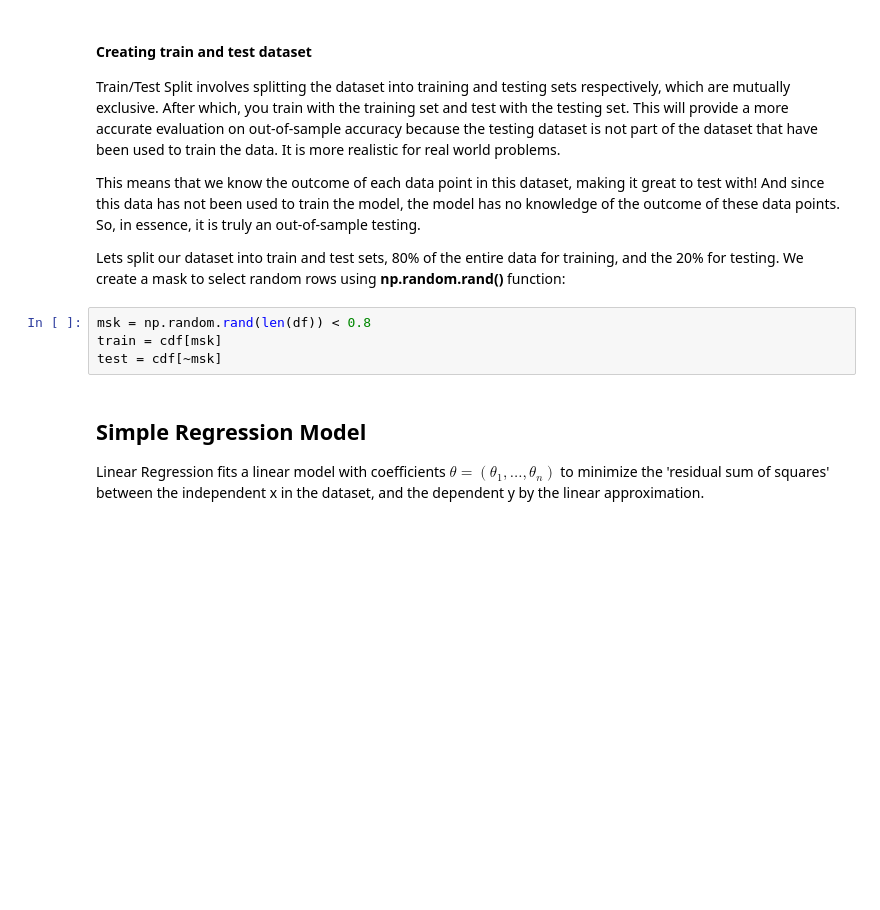
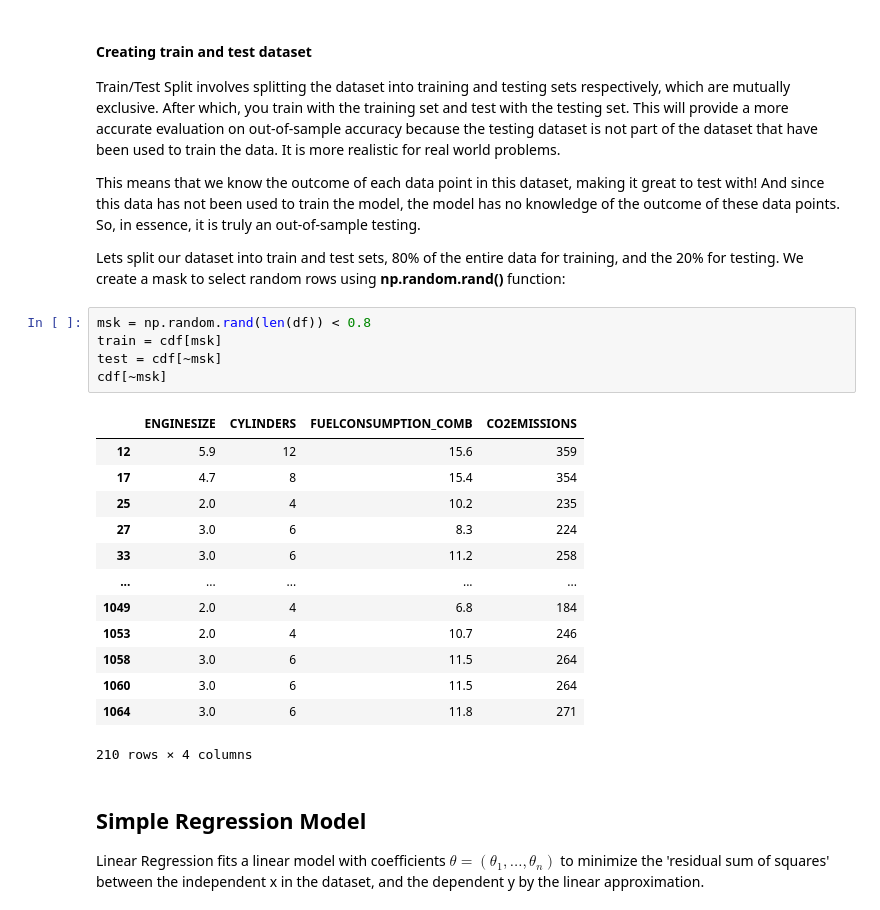
Before and after one commit to datascientist-saad/Machine-Learning, a Jupyter notebook: ML Regression Lec/Simple-Linear-Regression.ipynb, the cells around one changed output. Drawn from its saved outputs; the diff is of its cells as text; blank space fills up the shorter version.

```diff
--- a/ML Regression Lec/Simple-Linear-Regression.ipynb
+++ b/ML Regression Lec/Simple-Linear-Regression.ipynb
@@ -160,7 +160,22 @@ Lets split our dataset into train and test sets, 80% of the entire data for trai
 # %%
 msk = np.random.rand(len(df)) < 0.8
 train = cdf[msk]
 test = cdf[~msk]
+cdf[~msk]
+# %% [output]
+|  | ENGINESIZE | CYLINDERS | FUELCONSUMPTION_COMB | CO2EMISSIONS |
+| 12 | 5.9 | 12 | 15.6 | 359 |
+| 17 | 4.7 | 8 | 15.4 | 354 |
+| 25 | 2.0 | 4 | 10.2 | 235 |
+| 27 | 3.0 | 6 | 8.3 | 224 |
+| 33 | 3.0 | 6 | 11.2 | 258 |
+| ... | ... | ... | ... | ... |
+| 1049 | 2.0 | 4 | 6.8 | 184 |
+| 1053 | 2.0 | 4 | 10.7 | 246 |
+| 1058 | 3.0 | 6 | 11.5 | 264 |
+| 1060 | 3.0 | 6 | 11.5 | 264 |
+| 1064 | 3.0 | 6 | 11.8 | 271 |
+210 rows × 4 columns
 # %% [markdown]
 <h2 id="simple_regression">Simple Regression Model</h2>
 Linear Regression fits a linear model with coefficients $\theta = (\theta_1, ..., \theta_n)$ to minimize the 'residual sum of squares' between the independent x in the dataset, and the dependent y by the linear approximation.
```
Also changed, not shown: parts of 1 cell of this notebook, 2 other files.
